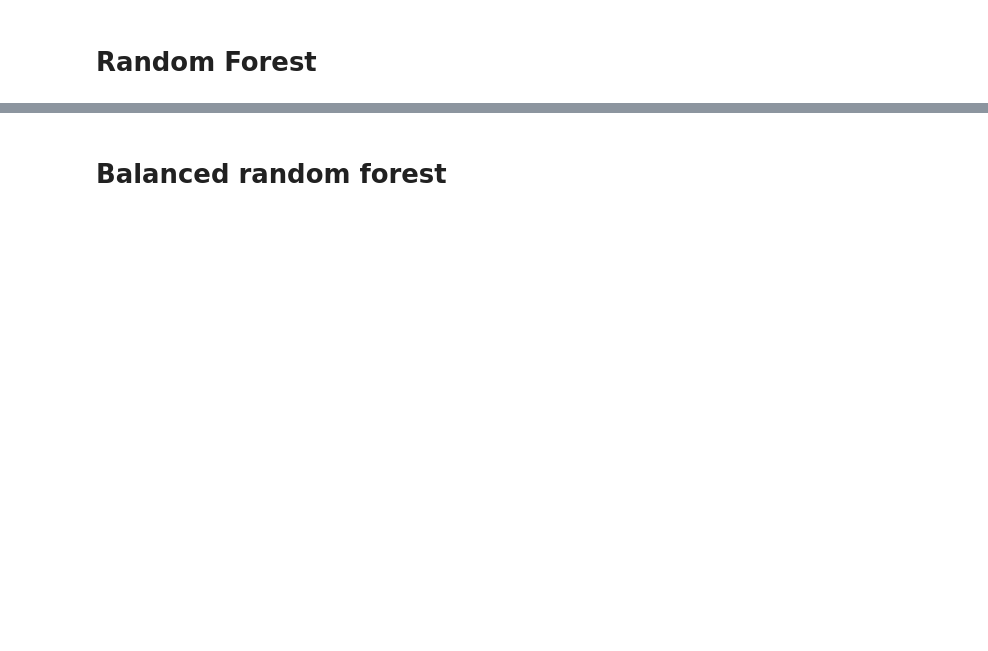
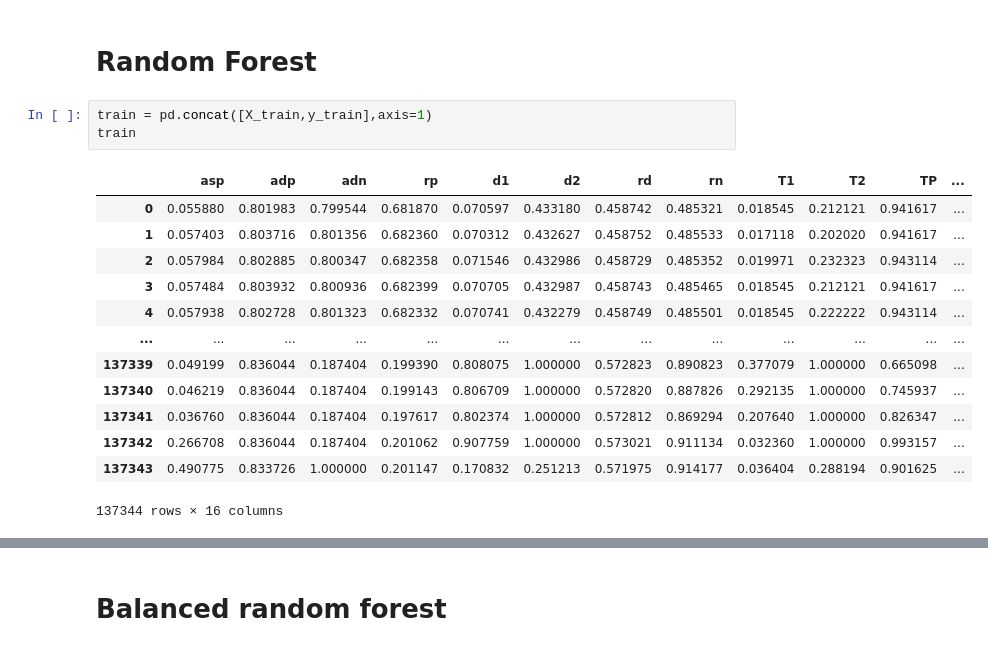
Before and after one commit to eleonora11sala/AI-project, a Jupyter notebook: ExperimentalModel.ipynb, the cells around one changed output, grey strips where cells are left out. Drawn from its saved outputs; the diff is of its cells as text; blank space fills up the shorter version.

```diff
--- a/ExperimentalModel.ipynb
+++ b/ExperimentalModel.ipynb
@@ -305,4 +286,21 @@ model_evaluation(one_hot_encoded_pred, "SVC")
 # %% [markdown]
 # Random Forest
+# %%
+train = pd.concat([X_train,y_train],axis=1)
+train
+# %% [output]
+|  | asp | adp | adn | rp | d1 | d2 | rd | rn | T1 | T2 | TP | ... |
+| 0 | 0.055880 | 0.801983 | 0.799544 | 0.681870 | 0.070597 | 0.433180 | 0.458742 | 0.485321 | 0.018545 | 0.212121 | 0.941617 | ... |
+| 1 | 0.057403 | 0.803716 | 0.801356 | 0.682360 | 0.070312 | 0.432627 | 0.458752 | 0.485533 | 0.017118 | 0.202020 | 0.941617 | ... |
+| 2 | 0.057984 | 0.802885 | 0.800347 | 0.682358 | 0.071546 | 0.432986 | 0.458729 | 0.485352 | 0.019971 | 0.232323 | 0.943114 | ... |
+| 3 | 0.057484 | 0.803932 | 0.800936 | 0.682399 | 0.070705 | 0.432987 | 0.458743 | 0.485465 | 0.018545 | 0.212121 | 0.941617 | ... |
+| 4 | 0.057938 | 0.802728 | 0.801323 | 0.682332 | 0.070741 | 0.432279 | 0.458749 | 0.485501 | 0.018545 | 0.222222 | 0.943114 | ... |
+| ... | ... | ... | ... | ... | ... | ... | ... | ... | ... | ... | ... | ... |
+| 137339 | 0.049199 | 0.836044 | 0.187404 | 0.199390 | 0.808075 | 1.000000 | 0.572823 | 0.890823 | 0.377079 | 1.000000 | 0.665098 | ... |
+| 137340 | 0.046219 | 0.836044 | 0.187404 | 0.199143 | 0.806709 | 1.000000 | 0.572820 | 0.887826 | 0.292135 | 1.000000 | 0.745937 | ... |
+| 137341 | 0.036760 | 0.836044 | 0.187404 | 0.197617 | 0.802374 | 1.000000 | 0.572812 | 0.869294 | 0.207640 | 1.000000 | 0.826347 | ... |
+| 137342 | 0.266708 | 0.836044 | 0.187404 | 0.201062 | 0.907759 | 1.000000 | 0.573021 | 0.911134 | 0.032360 | 1.000000 | 0.993157 | ... |
+| 137343 | 0.490775 | 0.833726 | 1.000000 | 0.201147 | 0.170832 | 0.251213 | 0.571975 | 0.914177 | 0.036404 | 0.288194 | 0.901625 | ... |
+137344 rows × 16 columns
 # %%
 from sklearn.ensemble import RandomForestClassifier
```
Also changed, not shown: parts of 15 cells of this notebook, 1 other file.
